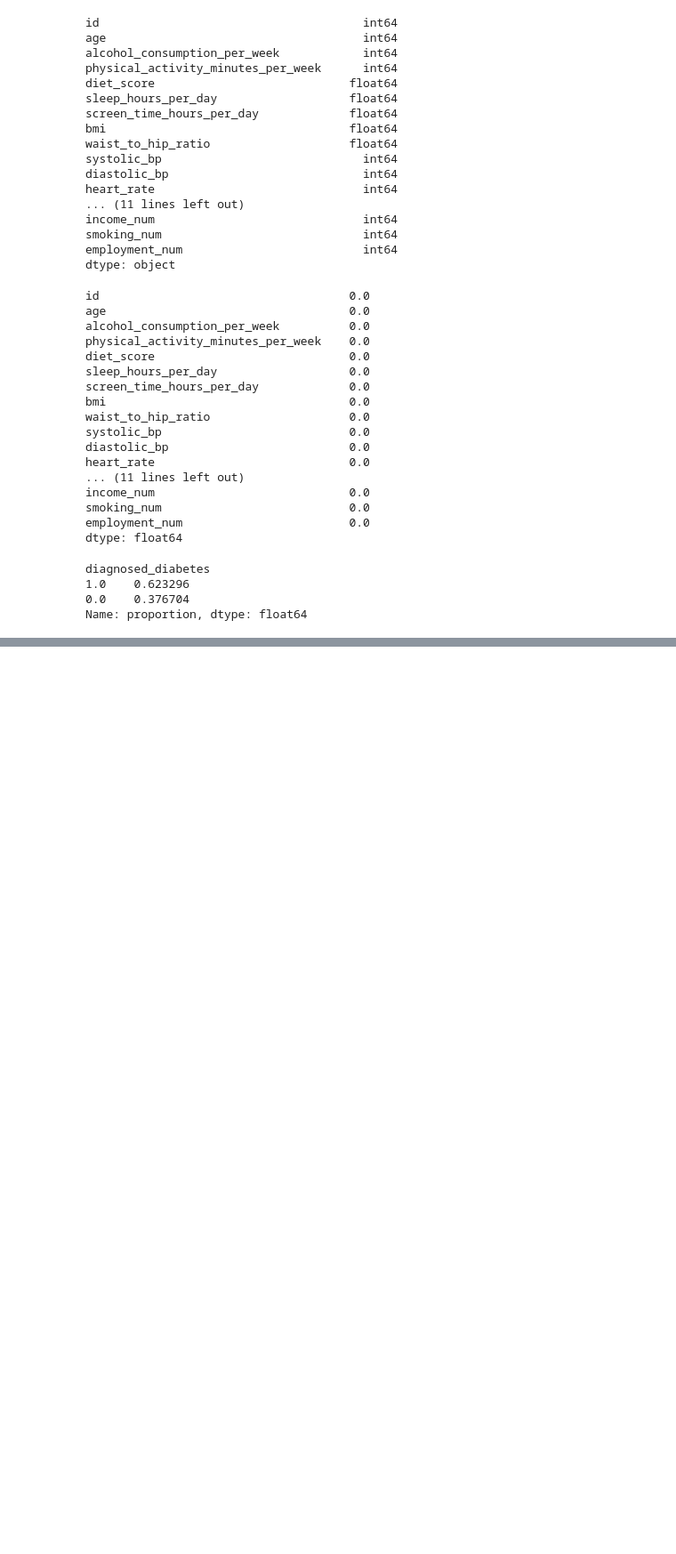
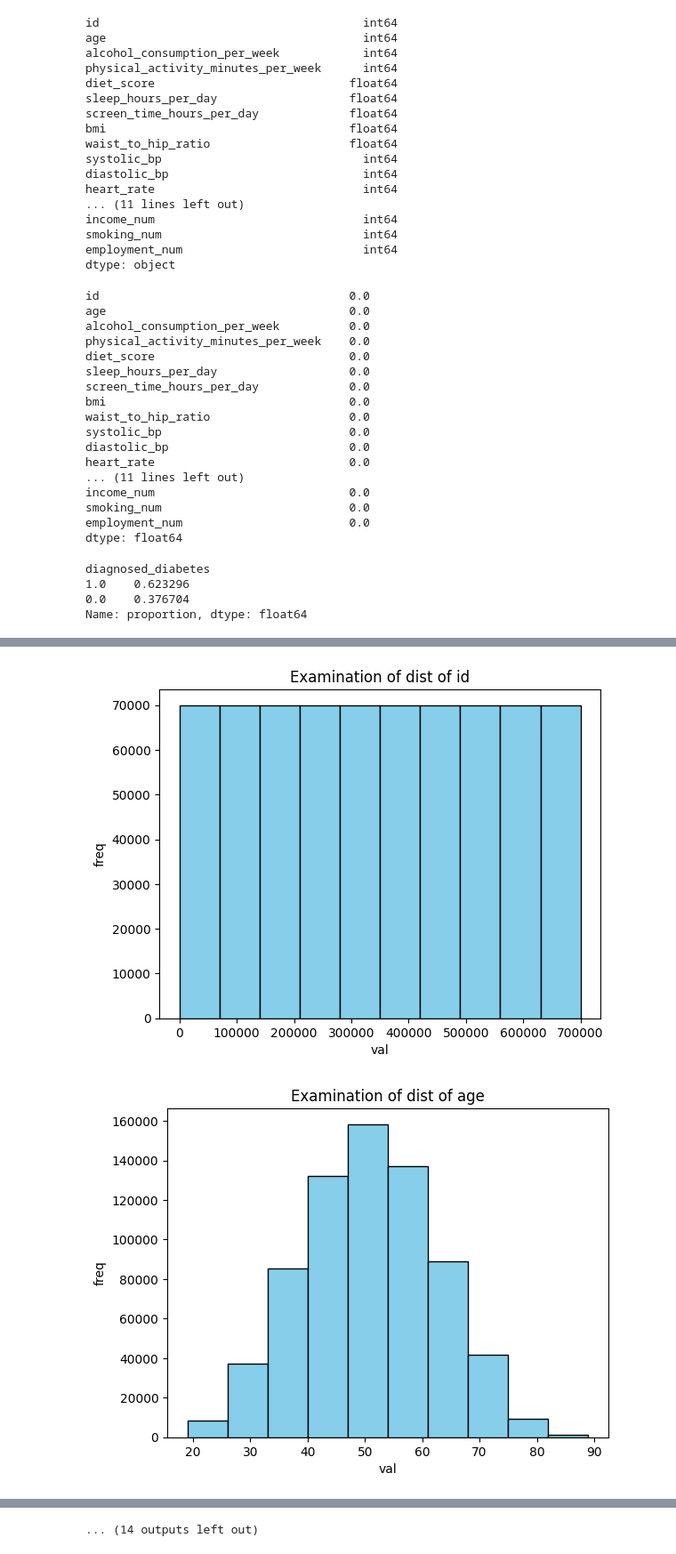
Before and after one commit to JackWilson05/KaggleComps, a Jupyter notebook: DiabetesPred12_28/diabetes_pred.ipynb, the cells around one changed output, grey strips where cells are left out. Shown at 89% size. Saved outputs shown, nothing was run; the diff lists cells and outputs as text; code cells hidden in the pictures; blank space fills up the shorter version.

Commit message:
added plotting, may want to consider log/other norm in future after initial testing

```diff
--- a/DiabetesPred12_28/diabetes_pred.ipynb
+++ b/DiabetesPred12_28/diabetes_pred.ipynb
@@ -182,3 +185,20 @@ Name: proportion, dtype: float64
 # %%
 # plot the data
 #TODO: Note for now lazy ordinal for all, see if one hot or alternative helps
+#TODO: consider transforming some with log norm to make normally distributed ie alc cons
+
+# plot distribution of each column as a histo where title is col name
+def plot_dist_col(df, colname):
+    plt.hist(df[colname], bins=10, color='skyblue', edgecolor='black')
+    plt.title(f"Examination of dist of {colname}")
+    plt.xlabel("val")
+    plt.ylabel("freq")
+    plt.show()
+
+
+
+for col in train_df.columns:
+    plot_dist_col(train_df, col)
+# %% [output]
+[figure, added]
+[figure, added]
@@ -184,0 +215 @@ Name: proportion, dtype: float64
+... (14 outputs left out)
```
Also changed, not shown: parts of 2 cells of this notebook.
